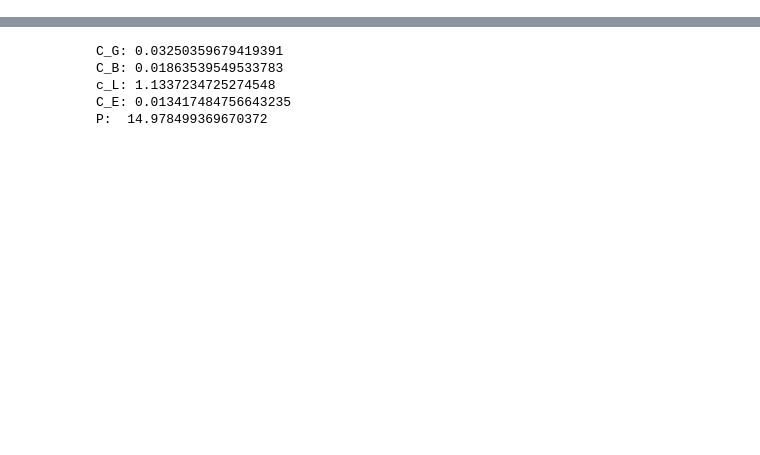
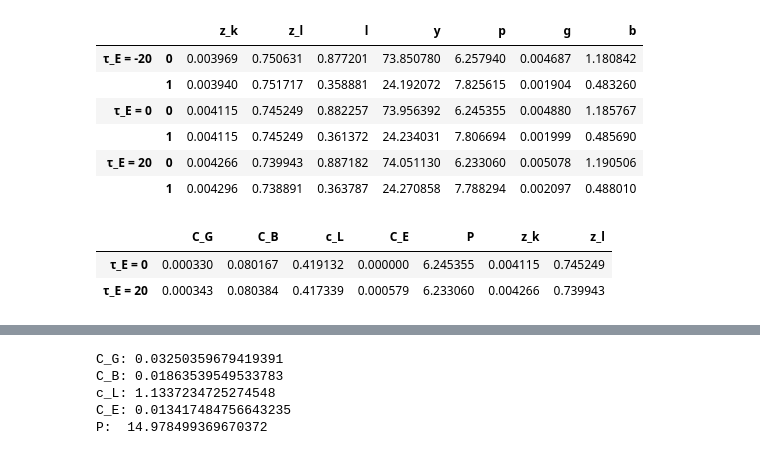
Before and after one commit to mortezaaghajanzadeh/Resource-Reallocation, a Jupyter notebook: code/test.ipynb, the cells around one changed output, grey strips where cells are left out. Drawn from its saved outputs; the diff is of its cells as text; code cells hidden in the pictures; blank space fills up the shorter version.

```diff
--- a/code/test.ipynb
+++ b/code/test.ipynb
@@ -65,4 +101,82 @@ def CES_aggregator(array,σ):
         return sum([i ** ((σ-1)/σ) for i in array]) ** (σ/(σ-1))
     else:
         return sum(array)
+# %%
+
+def gen_df(params,τ_E):
+    params_0 = params.copy()
+    params_0['τ_E'] = τ_E
+    params_1 = params_0.copy()
+    res_1 = ratios_gen(params_1)
+    params_2 = params_0.copy()
+    params_2['A_hat'] = params_2['A_hat'] * 0.8
+    params_2['A_tilde'] = params_2['A_tilde'] * 1.2
+    res_2 = ratios_gen(params_2)
+    # put the results into a dataframe
+    df = pd.DataFrame([res_1,res_2],columns=['z_k','z_l','l','y','p','g','b'])
+    # df['income'] = (df.y * df.p).round(2)
+    # # df['emission'] = df.emission.round(2)
+    # # add sum row
+    # df.loc['sum'] = np.nan
+    # df.loc['sum','l']= df.l.sum()
+    # df.loc['sum','g']= df.g.sum()
+    # df.loc['sum','b']= df.b.sum()
+    # df.loc['sum','income']= df.income.sum()
+    # p_s = 0
+    # y_s = 0
+    # for i in [res_1,res_2]:
+    #     p_s += i[4] ** (1-params_0['σ'])
+    #     y_s += i[3] ** ((params_0['σ']-1)/(params_0['σ']))
+    # p_s = p_s ** (1/(1-params_0['σ']))
+    # y_s = y_s ** (params_0['σ']/(params_0['σ']-1))
+    # df.loc['sum','p'] = p_s
+    # # df.p = df.p/p_s
+    # df.loc['sum','y'] = y_s
+    return df
+parameters = {
+    'β': 0.6,
+    'γ':5,
+    'α': 0.25,
+    'A_hat': 0.1,
+    'A_tilde': 0.018,
+    'μ': 0,
+    'θ': 1,
+    'η': np.inf,
+    'σ': 5,
+    'r_b': 0.05,
+    'green_premium': 0,
+    'w': .500, # MSEK
+    'τ_E': 0,# per ton
+    'n': int(1e3)}
+
+# CO2 Emission is 13800 Kton
+# Labor 500 TSEK
+
+tax = 20
+tax_2 = -20
+df = pd.concat([gen_df(parameters,tax_2),gen_df(parameters,0),gen_df(parameters,tax)],keys=['τ_E = {}'.format(tax_2),'τ_E = 0','τ_E = {}'.format(tax)],axis=0)
+df
+# %% [output]
+|  |  | z_k | z_l | l | y | p | g | b |
+| τ_E = -20 | 0 | 0.003969 | 0.750631 | 0.877201 | 73.850780 | 6.257940 | 0.004687 | 1.180842 |
+|  | 1 | 0.003940 | 0.751717 | 0.358881 | 24.192072 | 7.825615 | 0.001904 | 0.483260 |
+| τ_E = 0 | 0 | 0.004115 | 0.745249 | 0.882257 | 73.956392 | 6.245355 | 0.004880 | 1.185767 |
+|  | 1 | 0.004115 | 0.745249 | 0.361372 | 24.234031 | 7.806694 | 0.001999 | 0.485690 |
+| τ_E = 20 | 0 | 0.004266 | 0.739943 | 0.887182 | 74.051130 | 6.233060 | 0.005078 | 1.190506 |
+|  | 1 | 0.004296 | 0.738891 | 0.363787 | 24.270858 | 7.788294 | 0.002097 | 0.488010 |
+# %%
+τ_E = 20
+z_k,z_l = optimal_ratios(parameters,τ_E)
+res1 = function_price(parameters['A_tilde'],parameters['A_hat'],parameters['α'],parameters['γ'],z_l,z_k,parameters['β'],parameters['w'],parameters['green_premium'],parameters['r_b'],parameters['σ'],τ_E,detail=True)
+res1 = res1 + (z_k,z_l)
+z_k,z_l = optimal_ratios(parameters,0)
+res2 = function_price(parameters['A_tilde'],parameters['A_hat'],parameters['α'],parameters['γ'],z_l,z_k,parameters['β'],parameters['w'],parameters['green_premium'],parameters['r_b'],parameters['σ'],0,detail=True)
+res2 = res2 + (z_k,z_l)
+df = pd.DataFrame([res2,res1],columns=['C_G','C_B','c_L','C_E','P','z_k','z_l'],index=['τ_E = 0','τ_E = {}'.format(τ_E)])
+
+df
+# %% [output]
+|  | C_G | C_B | c_L | C_E | P | z_k | z_l |
+| τ_E = 0 | 0.000330 | 0.080167 | 0.419132 | 0.000000 | 6.245355 | 0.004115 | 0.745249 |
+| τ_E = 20 | 0.000343 | 0.080384 | 0.417339 | 0.000579 | 6.233060 | 0.004266 | 0.739943 |
 # %%
```
Also changed, not shown: parts of 6 cells of this notebook, 7 other files.
